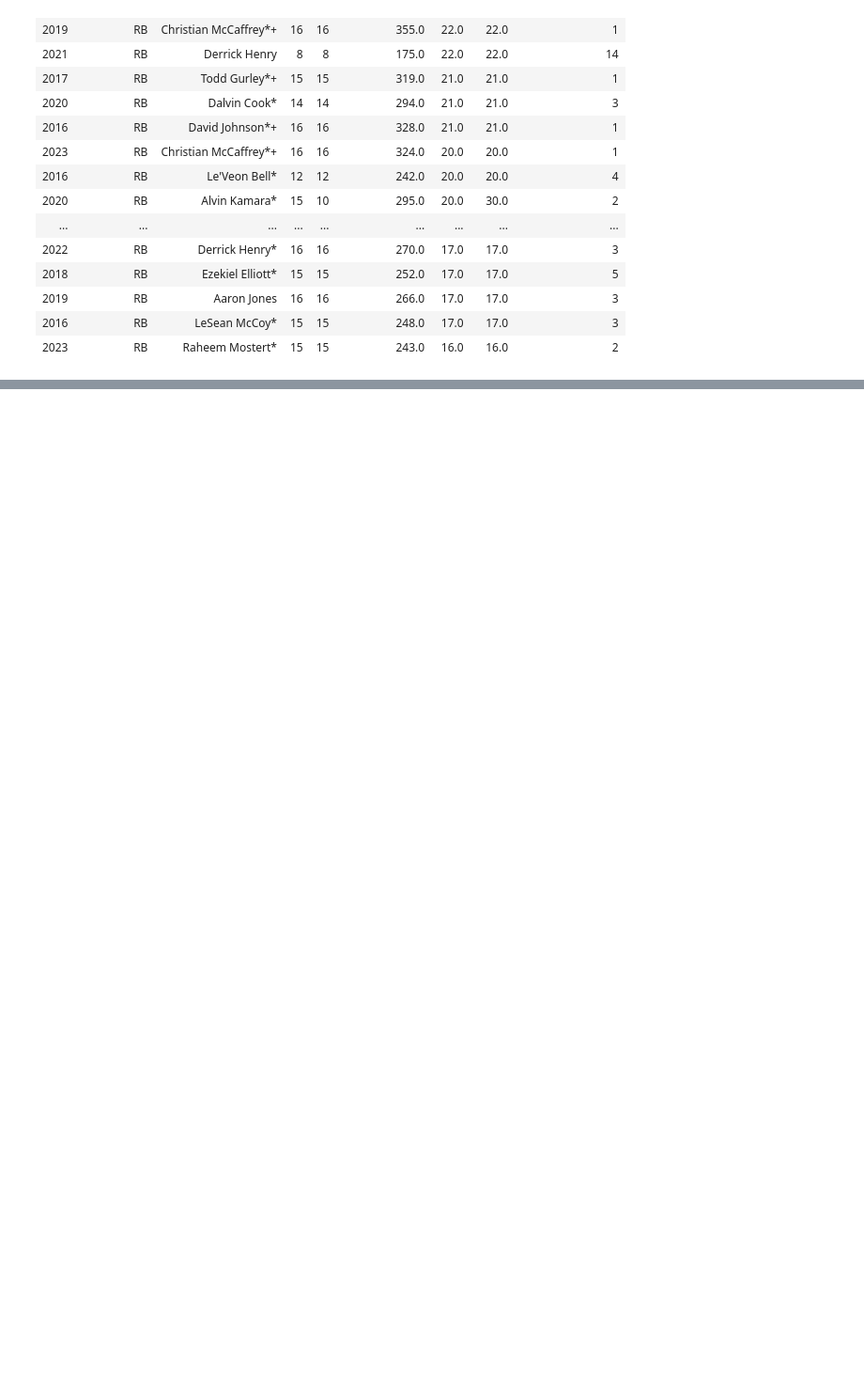
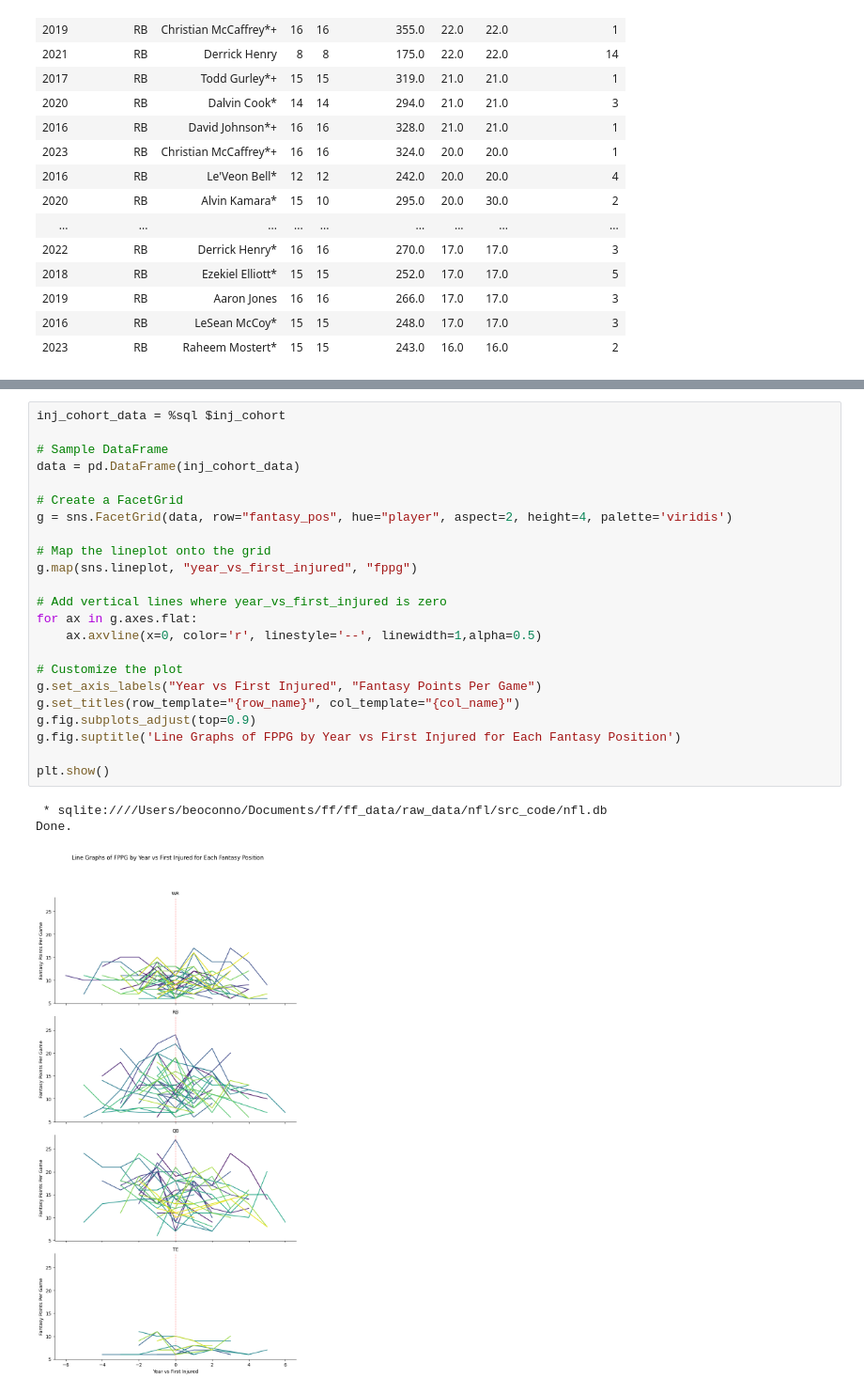
Before and after one commit to uobeno/ff_data, a Jupyter notebook: notebooks/nfl/GamesPlayed.ipynb, the cells around one changed output, grey strips where cells are left out. Shown at 94% size. Cells and saved outputs as stored; diff of their text form; blank space fills up the shorter version.

```diff
--- a/notebooks/nfl/GamesPlayed.ipynb
+++ b/notebooks/nfl/GamesPlayed.ipynb
@@ -233,0 +619,27 @@ Done.
+# %%
+inj_cohort_data = %sql $inj_cohort
+
+# Sample DataFrame
+data = pd.DataFrame(inj_cohort_data)
+
+# Create a FacetGrid
+g = sns.FacetGrid(data, row="fantasy_pos", hue="player", aspect=2, height=4, palette='viridis')
+
+# Map the lineplot onto the grid
+g.map(sns.lineplot, "year_vs_first_injured", "fppg")
+
+# Add vertical lines where year_vs_first_injured is zero
+for ax in g.axes.flat:
+    ax.axvline(x=0, color='r', linestyle='--', linewidth=1,alpha=0.5)
+
+# Customize the plot
+g.set_axis_labels("Year vs First Injured", "Fantasy Points Per Game")
+g.set_titles(row_template="{row_name}", col_template="{col_name}")
+g.fig.subplots_adjust(top=0.9)
+g.fig.suptitle('Line Graphs of FPPG by Year vs First Injured for Each Fantasy Position')
+
+plt.show()
+# %% [output]
+ * sqlite:////Users/beoconno/Documents/ff/ff_data/raw_data/nfl/src_code/nfl.db
+Done.
+[figure, added]
```
Also changed, not shown: parts of 36 cells of this notebook, 6 other files.
